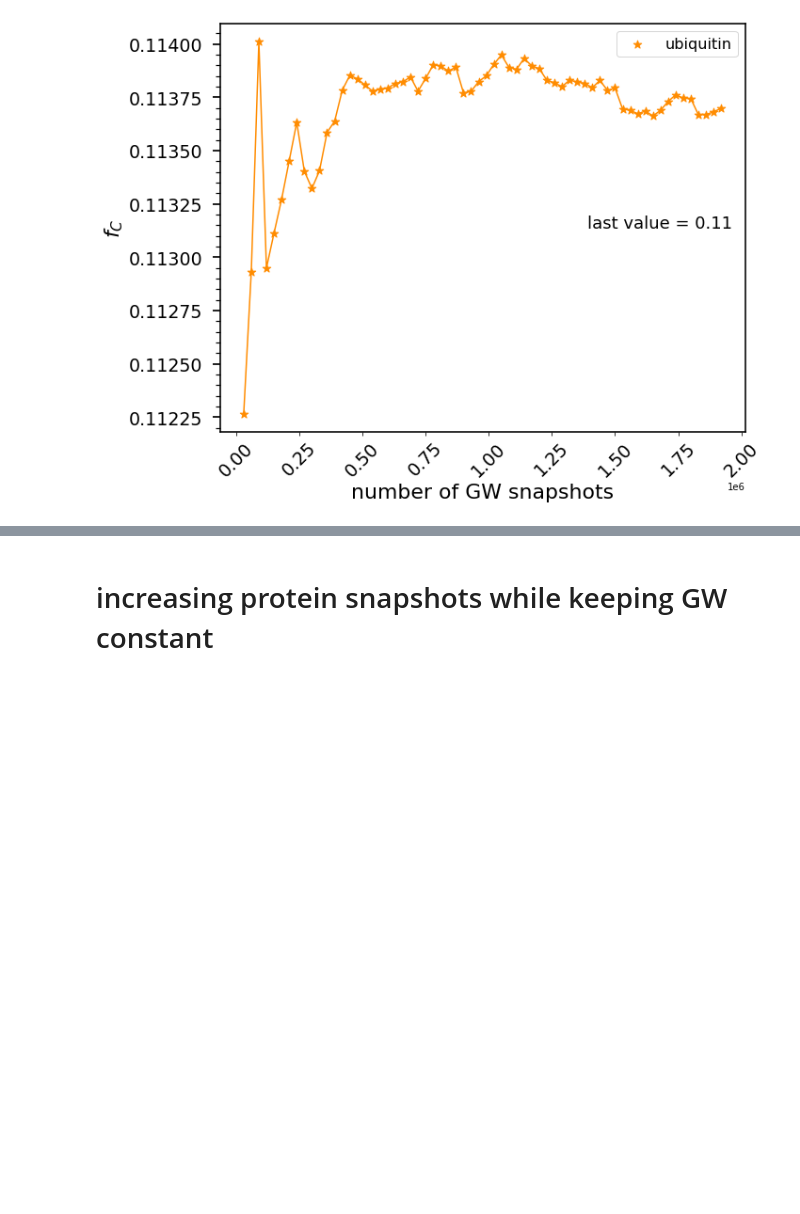
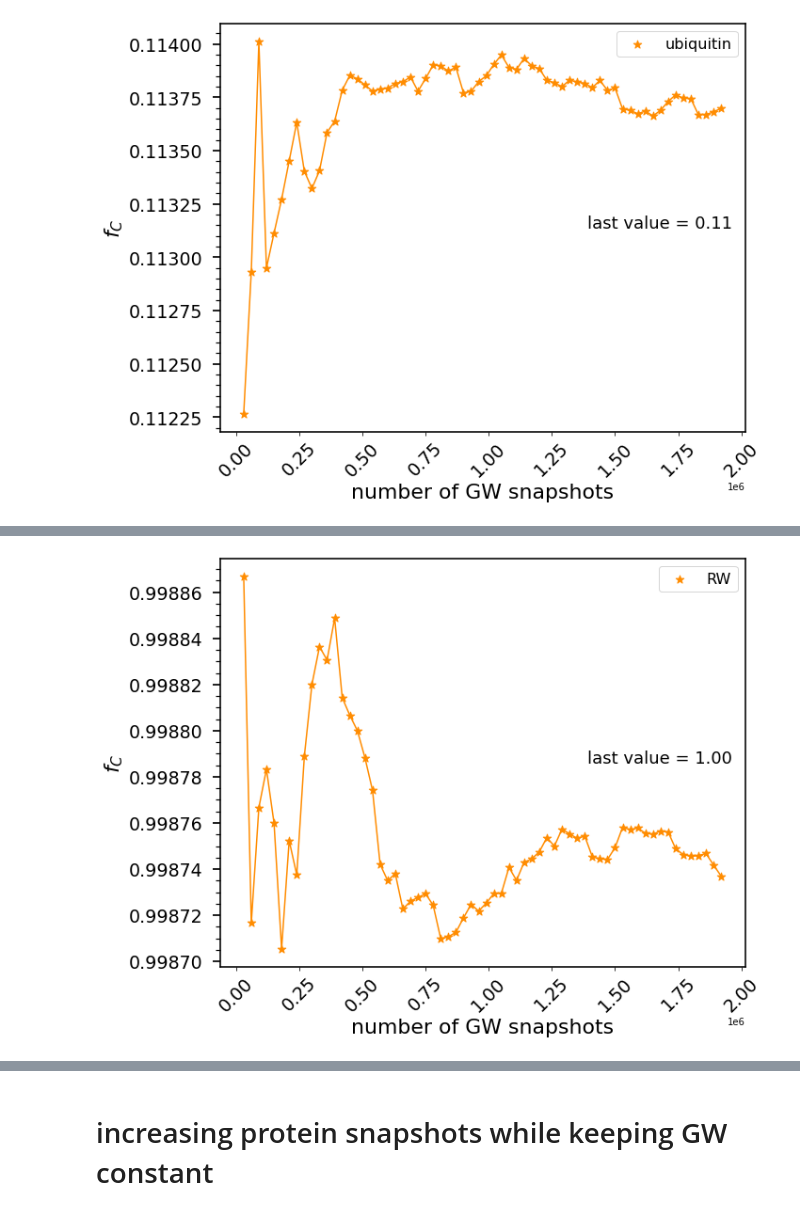
Before and after one commit to hshadman/disordered_protein_polymer_chain_theory, a Jupyter notebook: summary_SAW_RW/supplemental_algorithm_figures/fC_all_proteins_polymers.ipynb, the cells around one changed output, grey strips where cells are left out. Drawn from its saved outputs; the diff is of its cells as text; code cells hidden in the pictures; blank space fills up the shorter version.

```diff
--- a/summary_SAW_RW/supplemental_algorithm_figures/fC_all_proteins_polymers.ipynb
+++ b/summary_SAW_RW/supplemental_algorithm_figures/fC_all_proteins_polymers.ipynb
@@ -1804,0 +1882,10 @@ plt.savefig('../supplemental_algorithm_figures/ubiqituin_vary_GW.png', dpi = 100
+# %%
+#after definition changed
+GW_snaps=[]
+fA_value_3rd=[]
+
+for upto_ind_run in range(1,65):
+        GW_snaps.append(GW_ind_runs_chainlen100[GW_ind_runs_chainlen100.run_number<=upto_ind_run].shape[0])
+        fA_value_3rd.append(fA_using_cdist(RW_equil_chain_rg_ree[RW_equil_chain_rg_ree.epas==0],
+                                           'RW','polymer',GW_ind_runs_chainlen100,
+                                           upto_ind_run,RW_equil_chain_rg_ree[RW_equil_chain_rg_ree.epas==0].shape[0],1,0.1))
@@ -1804,0 +1910,41 @@ plt.savefig('../supplemental_algorithm_figures/ubiqituin_vary_GW.png', dpi = 100
+# %%
+
+
+
+fig,ax=plt.subplots(figsize=(10,8))
+
+ax.scatter(GW_snaps,
+           fA_value_3rd,
+           color='darkorange',label='RW' ,
+           marker='*',s=80)
+
+
+ax.plot(GW_snaps,
+       fA_value_3rd,
+       color='darkorange')
+
+
+plt.setp(ax.get_xticklabels(),fontsize=19,rotation=45)
+plt.setp(ax.get_yticklabels(),fontsize=19)
+ax.set_xlabel('number of GW snapshots',fontsize=22)
+ax.set_ylabel('$f_C$',fontsize=22)
+color_list = iter(cm.viridis(np.linspace(0, 1, GW_equil_chain_rg_ree.chain_length.unique().shape[0])))
+#ax.axvline(x=720000,ymin=0,ymax=1,linewidth=1.5,color=next(color_list),label='number of GW snapshots chosen')
+ax.text(0.7,0.5,f'last value = {format(fA_value_3rd[len(fA_value_3rd)-1],"0.2f")}',
+                 transform=ax.transAxes,fontsize=18,color='black')
+
+#ax.set_ylim(-0.05,1)
+for i in ['top', 'left', 'right', 'bottom']:
+    ax.spines[i].set_linewidth(1.6)
+
+ax.minorticks_on()
+ax.tick_params(axis='y', which='major', labelsize=19, width = 1.7, size = 8,pad=10)
+ax.tick_params(axis='y', which='minor', width = 1.2, size = 5)
+ax.tick_params(axis='x', which='minor',bottom=False)
+ax.legend(fontsize=16)
+#ax.set_xscale('log')
+#ax.set_yscale('log')
+
+plt.savefig('../supplemental_algorithm_figures/RW_vary_GW.png', dpi = 1000, bbox_inches='tight')
+# %% [output]
+[figure, added]
```
Also changed, not shown: parts of 10 cells of this notebook, 22 other files.
